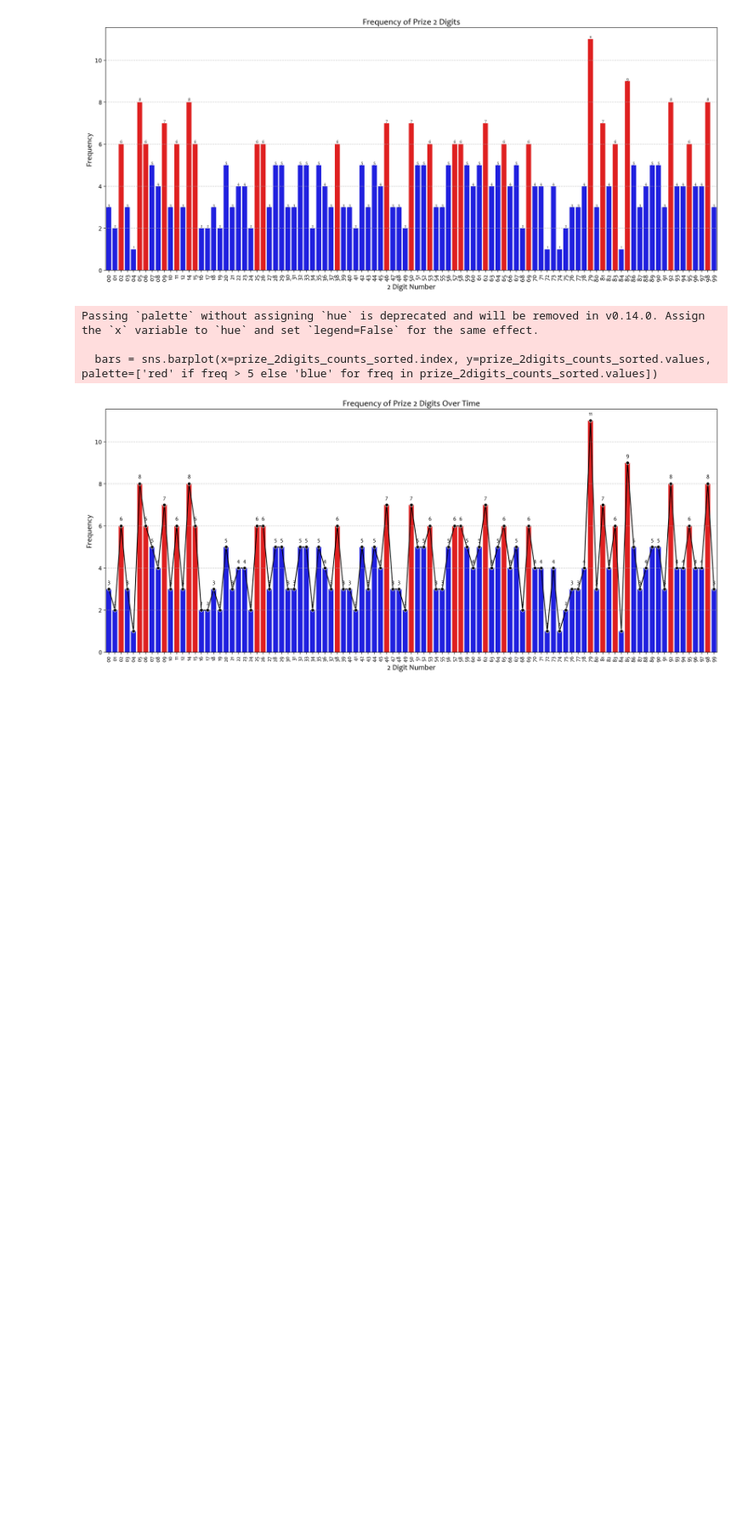
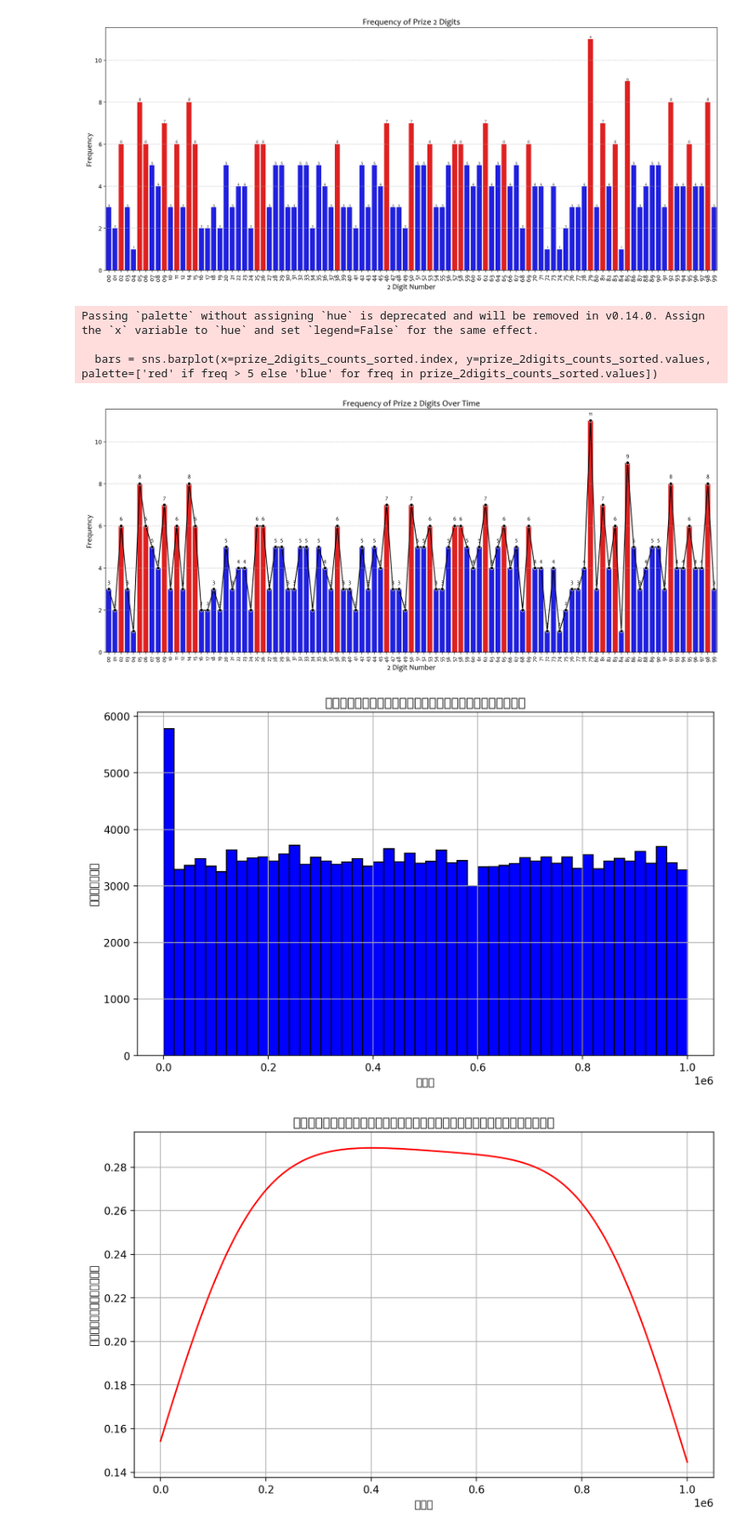
Before and after one commit to constantcmu/Data-Set-Thai-Lotto, a Jupyter notebook: Matplotlib_Pandas_sebon_for_analy.ipynb, the cells around one changed output. Shown at 85% size. Cells and saved outputs as stored; diff of their text form; code cells hidden in the pictures; blank space fills up the shorter version.

```diff
--- a/Matplotlib_Pandas_sebon_for_analy.ipynb
+++ b/Matplotlib_Pandas_sebon_for_analy.ipynb
@@ -325,0 +333,43 @@ Passing `palette` without assigning `hue` is deprecated and will be removed in v
+# %%
+
+
+from sklearn.preprocessing import StandardScaler
+from sklearn.neighbors import KernelDensity
+
+# 1. ความถี่ของเลข: สร้างฮิสโตแกรม (Histogram) เพื่อแสดงความถี่การออกของเลขแต่ละตัว
+plt.figure(figsize=(10, 6))
+plt.hist(numbers_series, bins=50, color='blue', edgecolor='black')
+plt.title('ความถี่การออกของเลขแต่ละตัว')
+plt.xlabel('เลข')
+plt.ylabel('ความถี่')
+plt.grid(True)
+plt.show()
+
+# 2. ความน่าจะเป็น: คำนวณโอกาสการออกของเลขในงวดถัดไปด้วยโมเดลทางสถิติ เช่น การกระจายตัวปกติ (Normal Distribution) โดย sklearn
+
+# Standardize the data
+scaler = StandardScaler()
+numbers_scaled = scaler.fit_transform(numbers_series.values.reshape(-1, 1))
+
+# Fit a Kernel Density Estimation model
+kde = KernelDensity(kernel='gaussian', bandwidth=0.5).fit(numbers_scaled)
+
+# Generate a range of values to estimate the probability density
+x_d = np.linspace(min(numbers_series), max(numbers_series), 1000)
+x_d_scaled = scaler.transform(x_d.reshape(-1, 1))
+
+# Estimate the probability density
+log_density = kde.score_samples(x_d_scaled)
+density = np.exp(log_density)
+
+# Plot the estimated probability density
+plt.figure(figsize=(10, 6))
+plt.plot(x_d, density, color='red')
+plt.title('ความน่าจะเป็นการออกของเลขในงวดถัดไป')
+plt.xlabel('เลข')
+plt.ylabel('ความน่าจะเป็น')
+plt.grid(True)
+plt.show()
+# %% [output]
+[figure, added]
+[figure, added]
```
Also changed, not shown: parts of 12 cells of this notebook, 3 other files.
